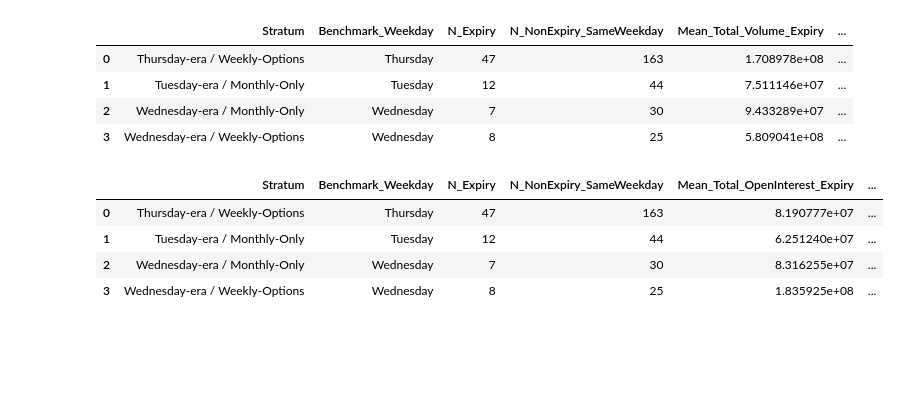
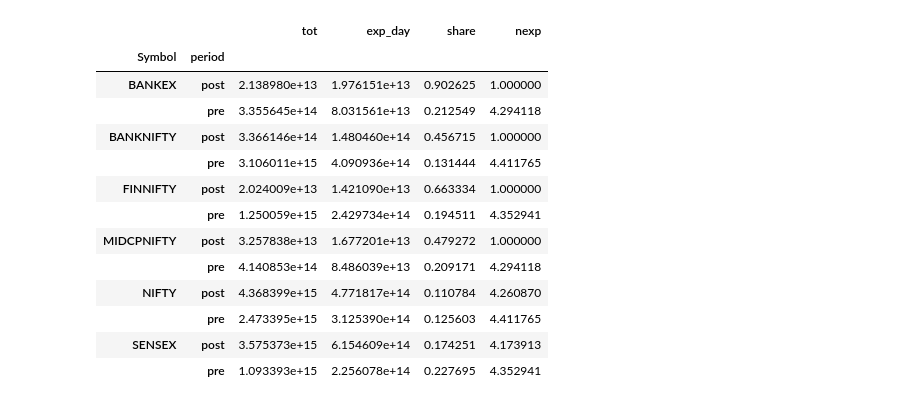
Before and after one commit to prakash-ukhalkar/banknifty-expiry-volatility-ml, a Jupyter notebook: notebooks/06_expiry_volume_event_study.ipynb, the cells around one changed output. Saved outputs shown, nothing was run; the diff lists cells and outputs as text; code cells hidden in the pictures; blank space fills up the shorter version.

```diff
--- a/notebooks/06_expiry_volume_event_study.ipynb
+++ b/notebooks/06_expiry_volume_event_study.ipynb
@@ -47,19 +42,20 @@ Project root: E:\BN_Structure_Reforms\banknifty-expiry-volatility-ml
-# %%
-with open(config.RESULTS_DIR / 'expiry_volume_oi_event_study.json') as f:
-    ev = json.load(f)
-
-pd.DataFrame(ev['expiry_vs_nonexpiry_by_stratum_Total_Volume'])
-# %% [output]
-|  | Stratum | Benchmark_Weekday | N_Expiry | N_NonExpiry_SameWeekday | Mean_Total_Volume_Expiry | ... |
-| 0 | Thursday-era / Weekly-Options | Thursday | 47 | 163 | 1.708978e+08 | ... |
-| 1 | Tuesday-era / Monthly-Only | Tuesday | 12 | 44 | 7.511146e+07 | ... |
-| 2 | Wednesday-era / Monthly-Only | Wednesday | 7 | 30 | 9.433289e+07 | ... |
-| 3 | Wednesday-era / Weekly-Options | Wednesday | 8 | 25 | 5.809041e+08 | ... |
-# %%
-pd.DataFrame(ev['expiry_vs_nonexpiry_by_stratum_Total_OpenInterest'])
-# %% [output]
-|  | Stratum | Benchmark_Weekday | N_Expiry | N_NonExpiry_SameWeekday | Mean_Total_OpenInterest_Expiry | ... |
-| 0 | Thursday-era / Weekly-Options | Thursday | 47 | 163 | 8.190777e+07 | ... |
-| 1 | Tuesday-era / Monthly-Only | Tuesday | 12 | 44 | 6.251240e+07 | ... |
-| 2 | Wednesday-era / Monthly-Only | Wednesday | 7 | 30 | 8.316255e+07 | ... |
-| 3 | Wednesday-era / Weekly-Options | Wednesday | 8 | 25 | 1.835925e+08 | ... |
+# %%
+m = pd.read_parquet(config.INTERIM_DATA_DIR / 'monthly_expiry_panel_all.parquet')
+m = m[(m.exp_day > 0) & (m.ym >= pd.Period('2023-06')) & (m.ym != pd.Period('2024-11'))].copy()
+m['period'] = (m.ym >= pd.Period('2024-12')).map({False: 'pre', True: 'post'})
+m.groupby(['Symbol', 'period'])[['tot', 'exp_day', 'share', 'nexp']].mean()
+# %% [output]
+|  |  | tot | exp_day | share | nexp |
+| Symbol | period |  |  |  |  |
+| BANKEX | post | 2.138980e+13 | 1.976151e+13 | 0.902625 | 1.000000 |
+|  | pre | 3.355645e+14 | 8.031561e+13 | 0.212549 | 4.294118 |
+| BANKNIFTY | post | 3.366146e+14 | 1.480460e+14 | 0.456715 | 1.000000 |
+|  | pre | 3.106011e+15 | 4.090936e+14 | 0.131444 | 4.411765 |
+| FINNIFTY | post | 2.024009e+13 | 1.421090e+13 | 0.663334 | 1.000000 |
+|  | pre | 1.250059e+15 | 2.429734e+14 | 0.194511 | 4.352941 |
+| MIDCPNIFTY | post | 3.257838e+13 | 1.677201e+13 | 0.479272 | 1.000000 |
+|  | pre | 4.140853e+14 | 8.486039e+13 | 0.209171 | 4.294118 |
+| NIFTY | post | 4.368399e+15 | 4.771817e+14 | 0.110784 | 4.260870 |
+|  | pre | 2.473395e+15 | 3.125390e+14 | 0.125603 | 4.411765 |
+| SENSEX | post | 3.575373e+15 | 6.154609e+14 | 0.174251 | 4.173913 |
+|  | pre | 1.093393e+15 | 2.256078e+14 | 0.227695 | 4.352941 |
```
Also changed, not shown: parts of 4 cells of this notebook, 9 other files.
